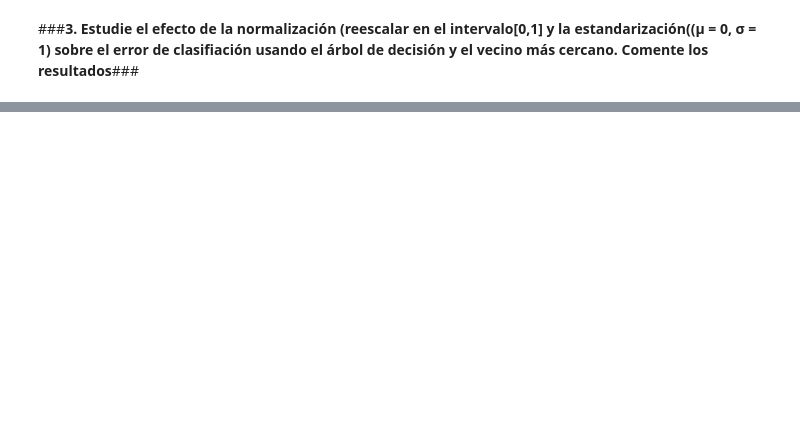
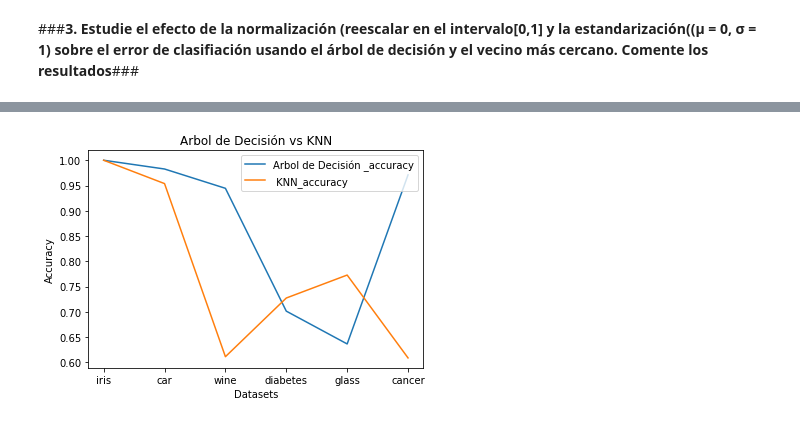
Before and after one commit to victoriapl01/Mineria_De_Datos, a Jupyter notebook: Practica1_1_IMD.ipynb, the cells around one changed output, grey strips where cells are left out. Drawn from its saved outputs; the diff is of its cells as text; code cells hidden in the pictures; blank space fills up the shorter version.

```diff
--- a/Practica1_1_IMD.ipynb
+++ b/Practica1_1_IMD.ipynb
@@ -345,0 +534,24 @@ Glass dataset
+# %%
+#Dataset wine
+accuracy.append('wine')
+accuracy_tree.append(muestreoAleatorio(wine_X, wine_y, tree))
+accuracy_knn.append(muestreoAleatorio(wine_X, wine_y, knn))
+# %%
+#Dataset diabetes
+accuracy.append('diabetes')
+accuracy_tree.append(muestreoAleatorio(diabetes_X, diabetes_y, tree))
+accuracy_knn.append(muestreoAleatorio(diabetes_X, diabetes_y, knn))
+# %%
+#Dataset glass
+accuracy.append('glass')
+accuracy_tree.append(muestreoAleatorio(glass_X, glass_y, tree))
+accuracy_knn.append(muestreoAleatorio(glass_X, glass_y, knn))
+# %%
+#Dataset cancer
+accuracy.append('cancer')
+accuracy_tree.append(muestreoAleatorio(cancer_X,cancer_y,tree))
+accuracy_knn.append(muestreoAleatorio(cancer_X,cancer_y,knn))
+# %%
+accuracyGraphic(accuracy, accuracy_tree, accuracy_knn, "Arbol de Decisión ", " KNN")
+# %% [output]
+[figure, added]
```
Also changed, not shown: parts of 59 cells of this notebook.
